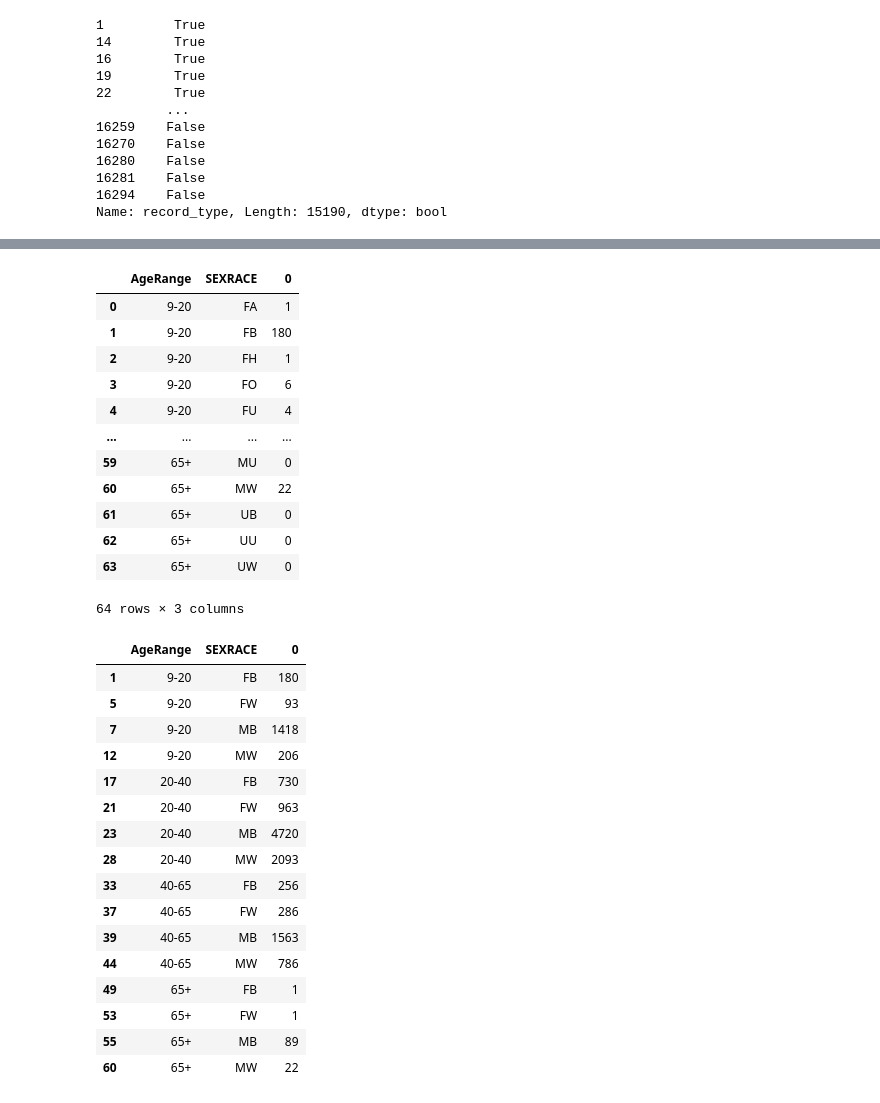
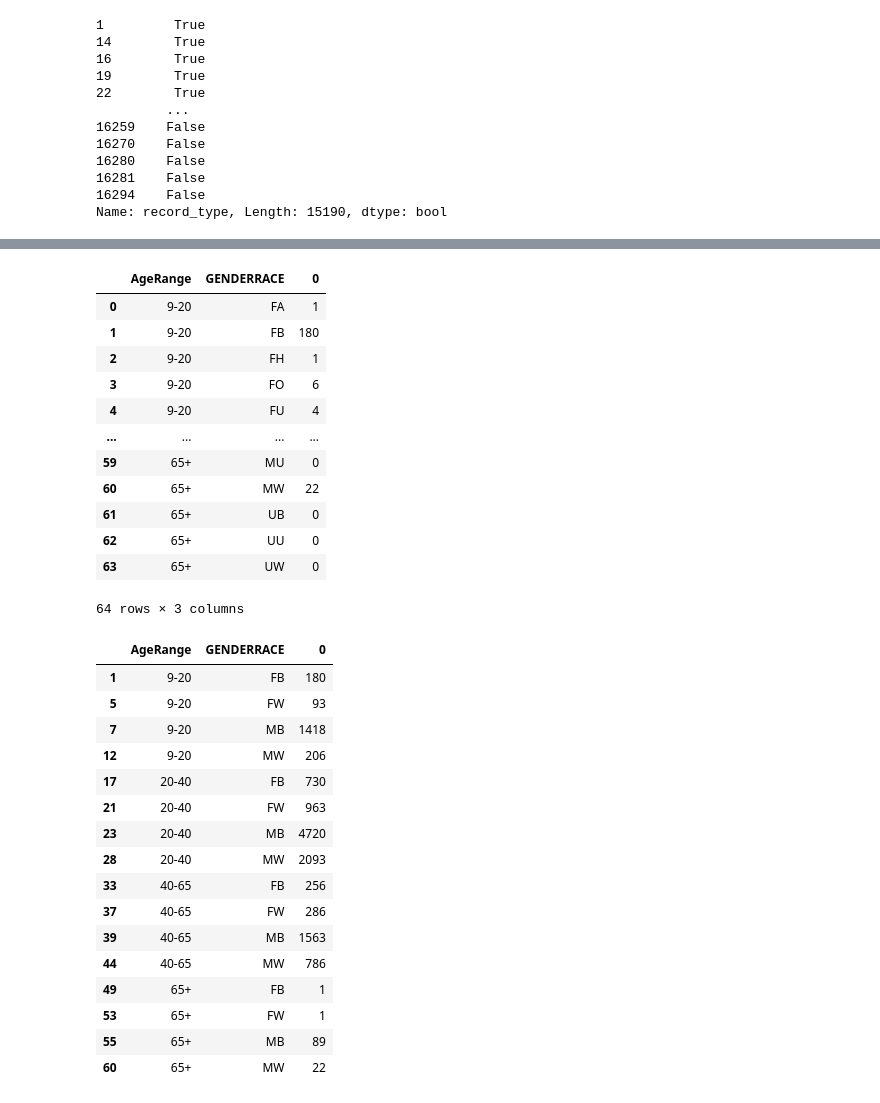
Before and after one commit to Police-Data-Accessibility-Project/caasi-help-desk, a Jupyter notebook: mj-decriminalization/MJ Graphs.ipynb, the cells around one changed output, grey strips where cells are left out. Saved outputs shown, nothing was run; the diff lists cells and outputs as text; code cells hidden in the pictures.

```diff
--- a/mj-decriminalization/MJ Graphs.ipynb
+++ b/mj-decriminalization/MJ Graphs.ipynb
@@ -1287,4 +1187,5 @@ mj_df
 | 16294 | 33.0 | M | B | 627.02(b)(i) Possessing a small a... | 2023-11-13 11:33:00 | 5 | -79.870259 | 40.461178 | Citation | 2023 | ... |
 15190 rows × 11 columns
 # %%
-mj_df["SEXRACE"] = mj_df['GENDER'] + mj_df['RACE']
+#Create a column to combine GENDER and RACE
+mj_df["GENDERRACE"] = mj_df['GENDER'] + mj_df['RACE']
@@ -1355,10 +1226,10 @@ AgeRange  SEXRACE
 Length: 64, dtype: int64
 # %%
-mj_gender_sex_count = mj_arrest_df.groupby(['AgeRange', 'SEXRACE']).size().reset_index()
+mj_gender_sex_df = mj_arrest_df.groupby(['AgeRange', 'GENDERRACE']).size().reset_index()
 # %%
-mj_gender_sex_count
+mj_gender_sex_df
 # %% [output]
-|  | AgeRange | SEXRACE | 0 |
+|  | AgeRange | GENDERRACE | 0 |
 | 0 | 9-20 | FA | 1 |
 | 1 | 9-20 | FB | 180 |
 | 2 | 9-20 | FH | 1 |
@@ -1376,7 +1248,7 @@ included_sr = ["MB", "MW", "FB", "FW"]
 # %%
-mj_gender_sex_count[mj_gender_sex_count['SEXRACE'].isin(included_sr)]
+mj_gender_sex_df[mj_gender_sex_df['GENDERRACE'].isin(included_sr)]
 # %% [output]
-|  | AgeRange | SEXRACE | 0 |
+|  | AgeRange | GENDERRACE | 0 |
 | 1 | 9-20 | FB | 180 |
 | 5 | 9-20 | FW | 93 |
 | 7 | 9-20 | MB | 1418 |
```
Also changed, not shown: parts of 48 cells of this notebook.
